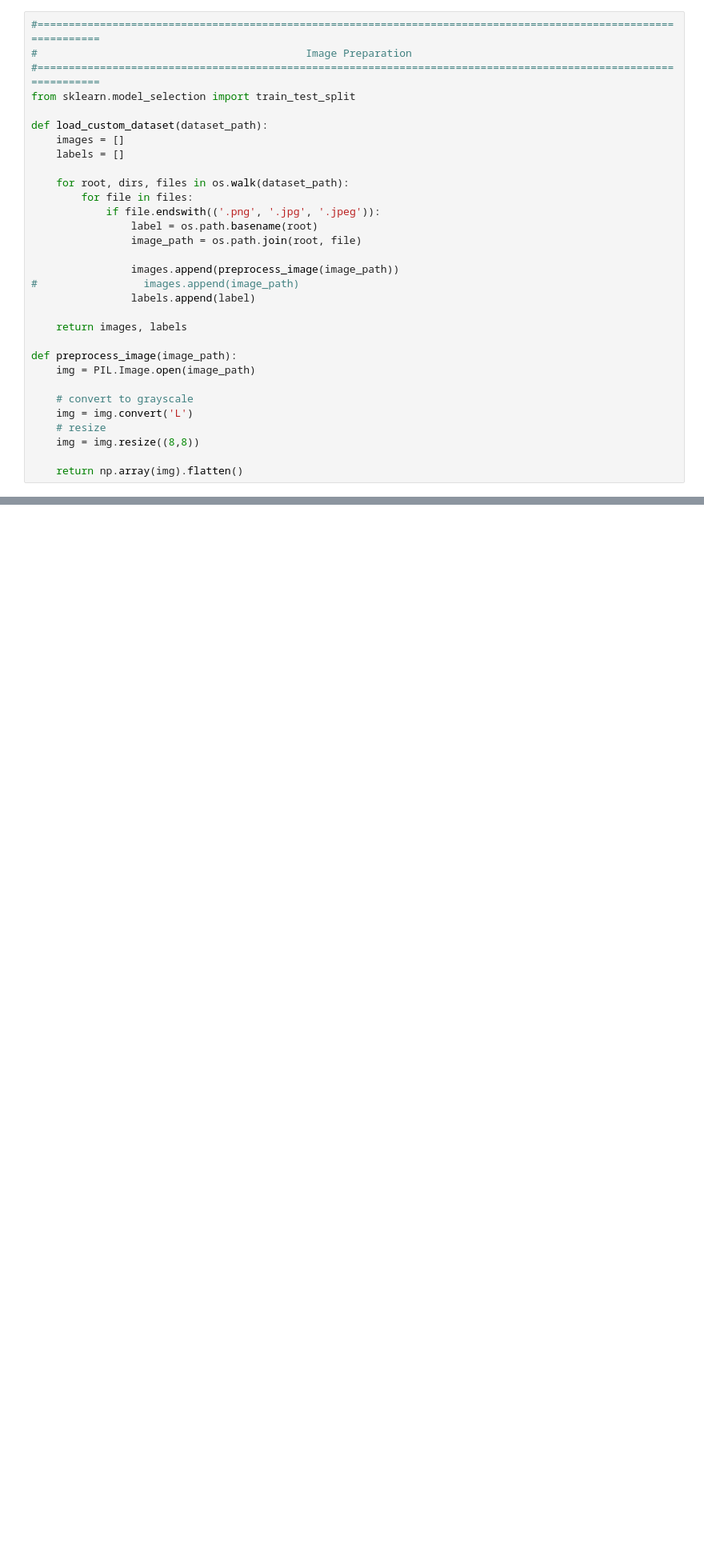
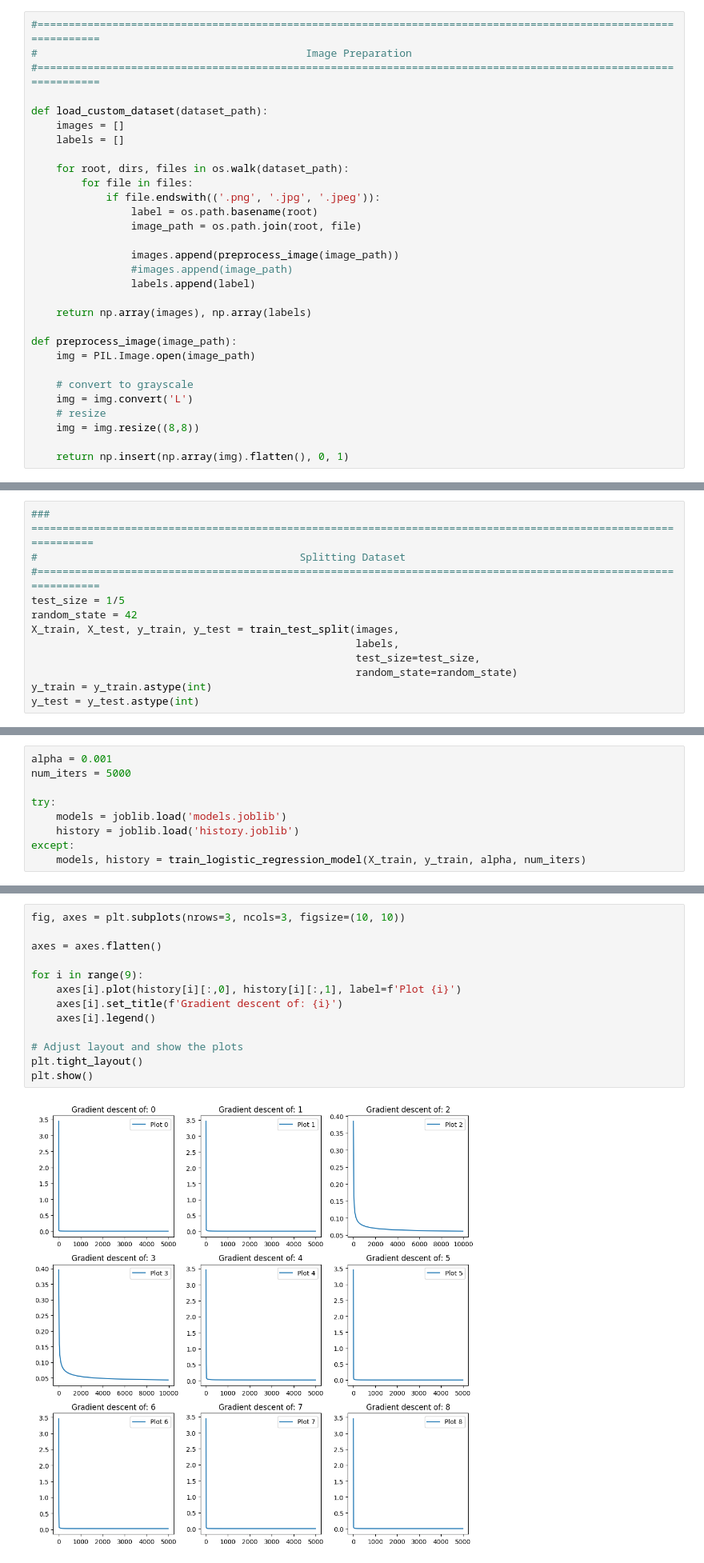
Before and after one commit to Arefeh902/Persian-Digit-Recognition, a Jupyter notebook: Number Detection.ipynb, the cells around one changed output, grey strips where cells are left out. Shown at 80% size. Drawn from its saved outputs; the diff is of its cells as text; blank space fills up the shorter version.

```diff
--- a/Number Detection.ipynb
+++ b/Number Detection.ipynb
@@ -12,7 +14,6 @@ import os
 #=================================================================================================================
 #                                           Image Preparation
 #=================================================================================================================
-from sklearn.model_selection import train_test_split
 
 def load_custom_dataset(dataset_path):
     images = []
@@ -25,10 +26,10 @@ def load_custom_dataset(dataset_path):
                 image_path = os.path.join(root, file)
 
                 images.append(preprocess_image(image_path))
-#                 images.append(image_path)
+                #images.append(image_path)
                 labels.append(label)
 
-    return images, labels
+    return np.array(images), np.array(labels)
 
 def preprocess_image(image_path):
     img = PIL.Image.open(image_path)
@@ -38,7 +39,7 @@ def preprocess_image(image_path):
     # resize
     img = img.resize((8,8))
 
-    return np.array(img).flatten()
+    return np.insert(np.array(img).flatten(), 0, 1)
 # %%
 #=================================================================================================================
 #                                          Loading Dataset
@@ -54,0 +58,12 @@ images_train, images_test, labels_train, labels_test = train_test_split(images,
+# %%
+### =================================================================================================================
+#                                          Splitting Dataset
+#=================================================================================================================
+test_size = 1/5
+random_state = 42
+X_train, X_test, y_train, y_test = train_test_split(images,
+                                                    labels,
+                                                    test_size=test_size,
+                                                    random_state=random_state)
+y_train = y_train.astype(int)
+y_test = y_test.astype(int)
@@ -64,0 +161,9 @@ images_train, images_test, labels_train, labels_test = train_test_split(images,
+# %%
+alpha = 0.001
+num_iters = 5000
+
+try:
+    models = joblib.load('models.joblib')
+    history = joblib.load('history.joblib')
+except:
+    models, history = train_logistic_regression_model(X_train, y_train, alpha, num_iters)
@@ -64,0 +176,15 @@ images_train, images_test, labels_train, labels_test = train_test_split(images,
+# %%
+fig, axes = plt.subplots(nrows=3, ncols=3, figsize=(10, 10))
+
+axes = axes.flatten()
+
+for i in range(9):
+    axes[i].plot(history[i][:,0], history[i][:,1], label=f'Plot {i}')
+    axes[i].set_title(f'Gradient descent of: {i}')
+    axes[i].legend()
+
+# Adjust layout and show the plots
+plt.tight_layout()
+plt.show()
+# %% [output]
+[figure, added]
```
Also changed, not shown: parts of 12 cells of this notebook, 1 other file.
